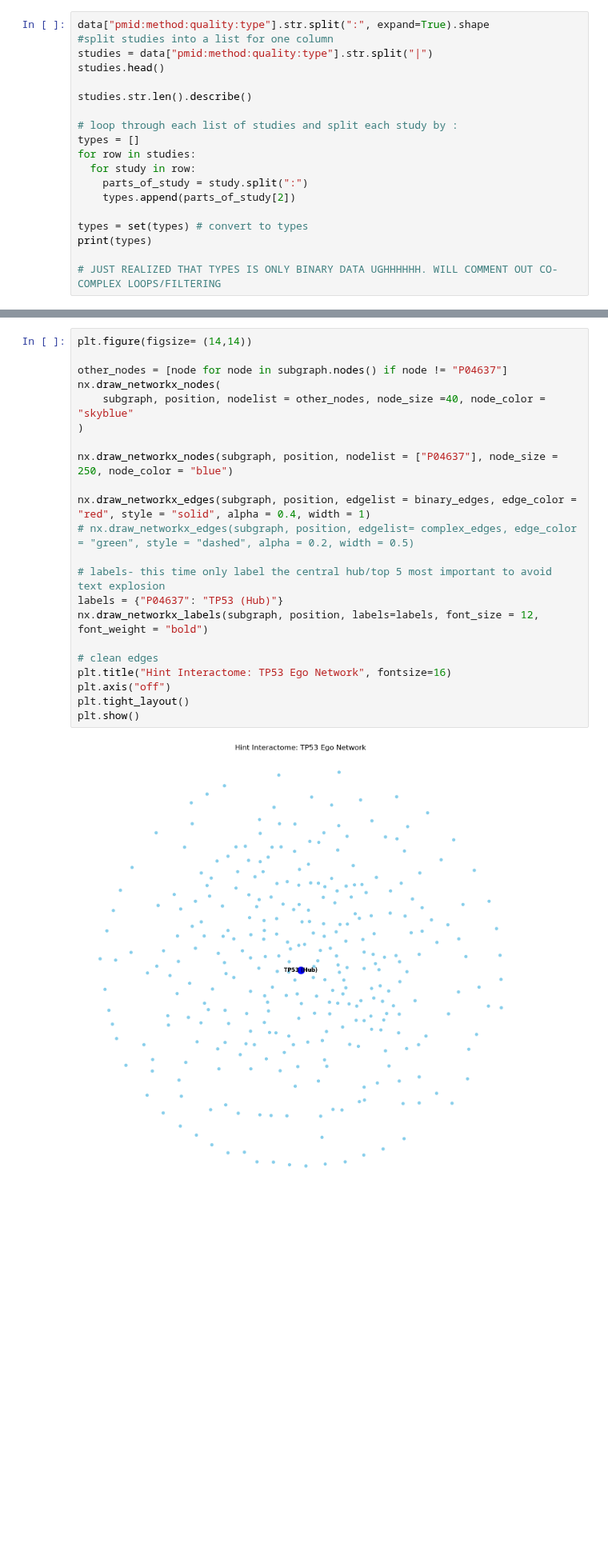
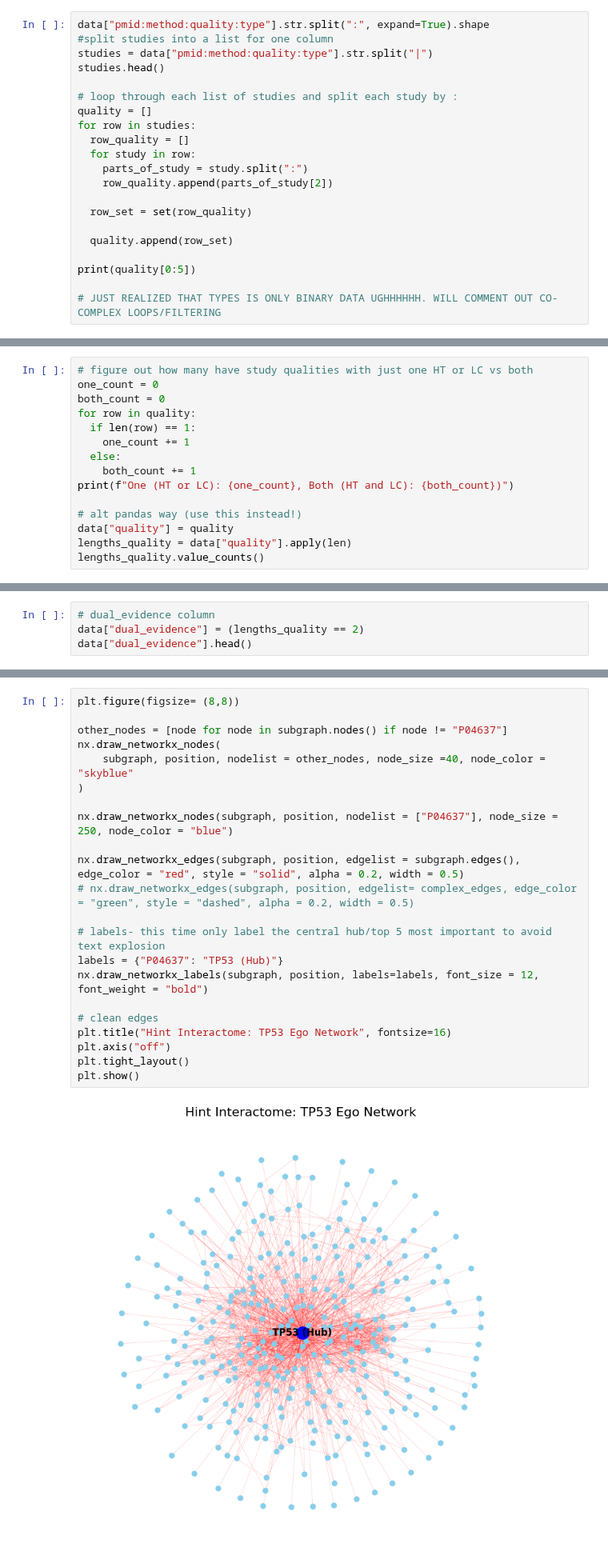
Before and after one commit to annaBANNANA6/protein-interaction-network, a Jupyter notebook: HINT_Exploration.ipynb, the cells around one changed output, grey strips where cells are left out. Shown at 80% size. Saved outputs shown, nothing was run; the diff lists cells and outputs as text; blank space fills up the shorter version.

Commit message:
Did exploration on HT/LC quality and made a dual_evidence column to track. Successfully created a visualization of the TP53 network graph. Components + isolated nodes exploration

```diff
--- a/HINT_Exploration.ipynb
+++ b/HINT_Exploration.ipynb
@@ -133,17 +137,19 @@ data["pmid:method:quality:type"].str.split(":", expand=True).shape
 studies = data["pmid:method:quality:type"].str.split("|")
 studies.head()
 
-studies.str.len().describe()
-
 # loop through each list of studies and split each study by :
-types = []
+quality = []
 for row in studies:
+  row_quality = []
   for study in row:
     parts_of_study = study.split(":")
-    types.append(parts_of_study[2])
+    row_quality.append(parts_of_study[2])
 
-types = set(types) # convert to types
-print(types)
+  row_set = set(row_quality)
+
+  quality.append(row_set)
+
+print(quality[0:5])
 
 # JUST REALIZED THAT TYPES IS ONLY BINARY DATA UGHHHHHH. WILL COMMENT OUT CO-COMPLEX LOOPS/FILTERING
 # %% [output]
@@ -150,0 +171,15 @@ print(types)
+# %%
+# figure out how many have study qualities with just one HT or LC vs both
+one_count = 0
+both_count = 0
+for row in quality:
+  if len(row) == 1:
+    one_count += 1
+  else:
+    both_count += 1
+print(f"One (HT or LC): {one_count}, Both (HT and LC): {both_count})")
+
+# alt pandas way (use this instead!)
+data["quality"] = quality
+lengths_quality = data["quality"].apply(len)
+lengths_quality.value_counts()
@@ -150,0 +196,4 @@ print(types)
+# %%
+# dual_evidence column
+data["dual_evidence"] = (lengths_quality == 2)
+data["dual_evidence"].head()
@@ -232,26 +271,26 @@ nx.draw(subgraph)
 # %% [markdown]
 wow how messy. improvements to the graph below to make it more visually understandable
 # %%
-plt.figure(figsize= (14,14))
+plt.figure(figsize= (8,8))
 
 other_nodes = [node for node in subgraph.nodes() if node != "P04637"]
 nx.draw_networkx_nodes(
     subgraph, position, nodelist = other_nodes, node_size =40, node_color = "skyblue"
 )
 
 nx.draw_networkx_nodes(subgraph, position, nodelist = ["P04637"], node_size = 250, node_color = "blue")
 
-nx.draw_networkx_edges(subgraph, position, edgelist = binary_edges, edge_color = "red", style = "solid", alpha = 0.4, width = 1)
+nx.draw_networkx_edges(subgraph, position, edgelist = subgraph.edges(), edge_color = "red", style = "solid", alpha = 0.2, width = 0.5)
 # nx.draw_networkx_edges(subgraph, position, edgelist= complex_edges, edge_color = "green", style = "dashed", alpha = 0.2, width = 0.5)
 
 # labels- this time only label the central hub/top 5 most important to avoid text explosion
 labels = {"P04637": "TP53 (Hub)"}
 nx.draw_networkx_labels(subgraph, position, labels=labels, font_size = 12, font_weight = "bold")
 
 # clean edges
 plt.title("Hint Interactome: TP53 Ego Network", fontsize=16)
 plt.axis("off")
 plt.tight_layout()
 plt.show()
 # %% [output]
-[figure, old version]
+[figure, new version]
```
Also changed, not shown: parts of 18 cells of this notebook.
